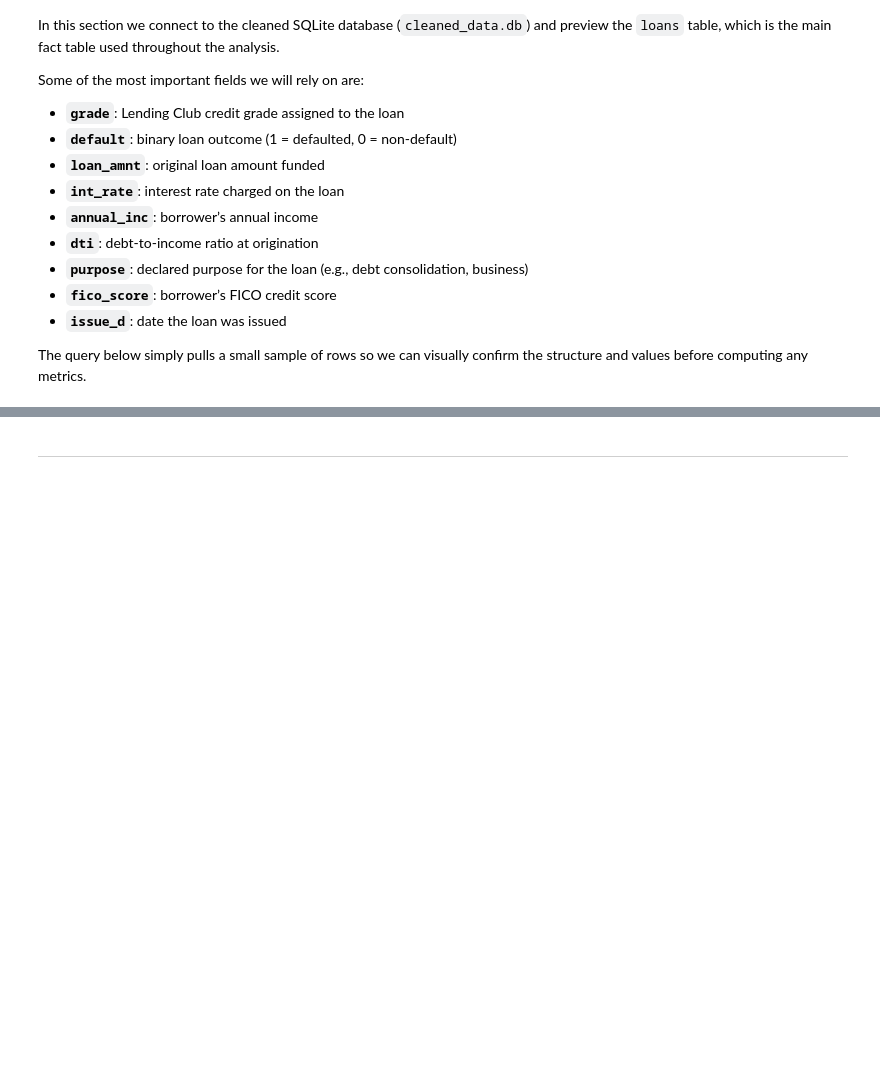
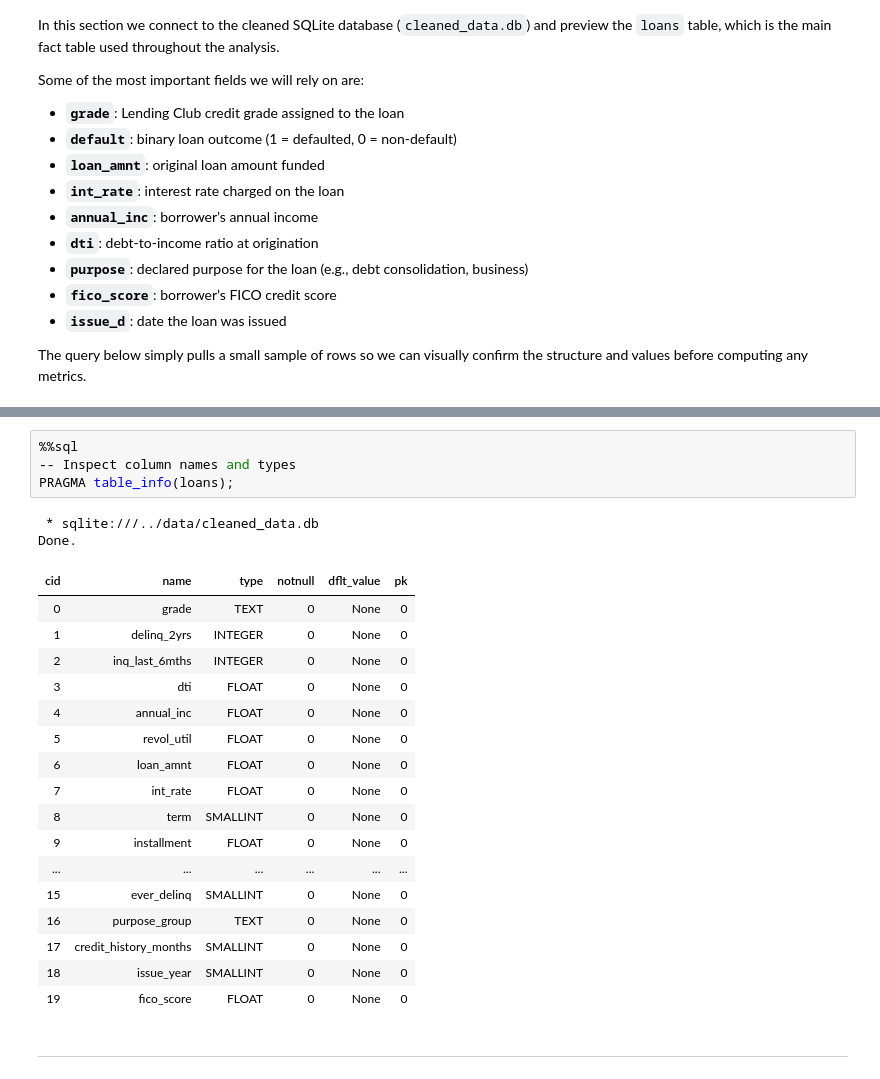
Before and after one commit to diegogomez040/Financial-risk-club-lending, a Jupyter notebook: notebooks/02_sql_analysis.ipynb, the cells around one changed output, grey strips where cells are left out. Drawn from its saved outputs; the diff is of its cells as text; blank space fills up the shorter version.

```diff
--- a/notebooks/02_sql_analysis.ipynb
+++ b/notebooks/02_sql_analysis.ipynb
@@ -74,3 +54,27 @@ Done.
+# %%
+%%sql
+-- Inspect column names and types
+PRAGMA table_info(loans);
+# %% [output]
+ * sqlite:///../data/cleaned_data.db
+Done.
+| cid | name | type | notnull | dflt_value | pk |
+| 0 | grade | TEXT | 0 | None | 0 |
+| 1 | delinq_2yrs | INTEGER | 0 | None | 0 |
+| 2 | inq_last_6mths | INTEGER | 0 | None | 0 |
+| 3 | dti | FLOAT | 0 | None | 0 |
+| 4 | annual_inc | FLOAT | 0 | None | 0 |
+| 5 | revol_util | FLOAT | 0 | None | 0 |
+| 6 | loan_amnt | FLOAT | 0 | None | 0 |
+| 7 | int_rate | FLOAT | 0 | None | 0 |
+| 8 | term | SMALLINT | 0 | None | 0 |
+| 9 | installment | FLOAT | 0 | None | 0 |
+| ... | ... | ... | ... | ... | ... |
+| 15 | ever_delinq | SMALLINT | 0 | None | 0 |
+| 16 | purpose_group | TEXT | 0 | None | 0 |
+| 17 | credit_history_months | SMALLINT | 0 | None | 0 |
+| 18 | issue_year | SMALLINT | 0 | None | 0 |
+| 19 | fico_score | FLOAT | 0 | None | 0 |
 # %% [markdown]
 ---
 # %% [markdown]
```
Also changed, not shown: parts of 20 cells of this notebook, 3 other files.
